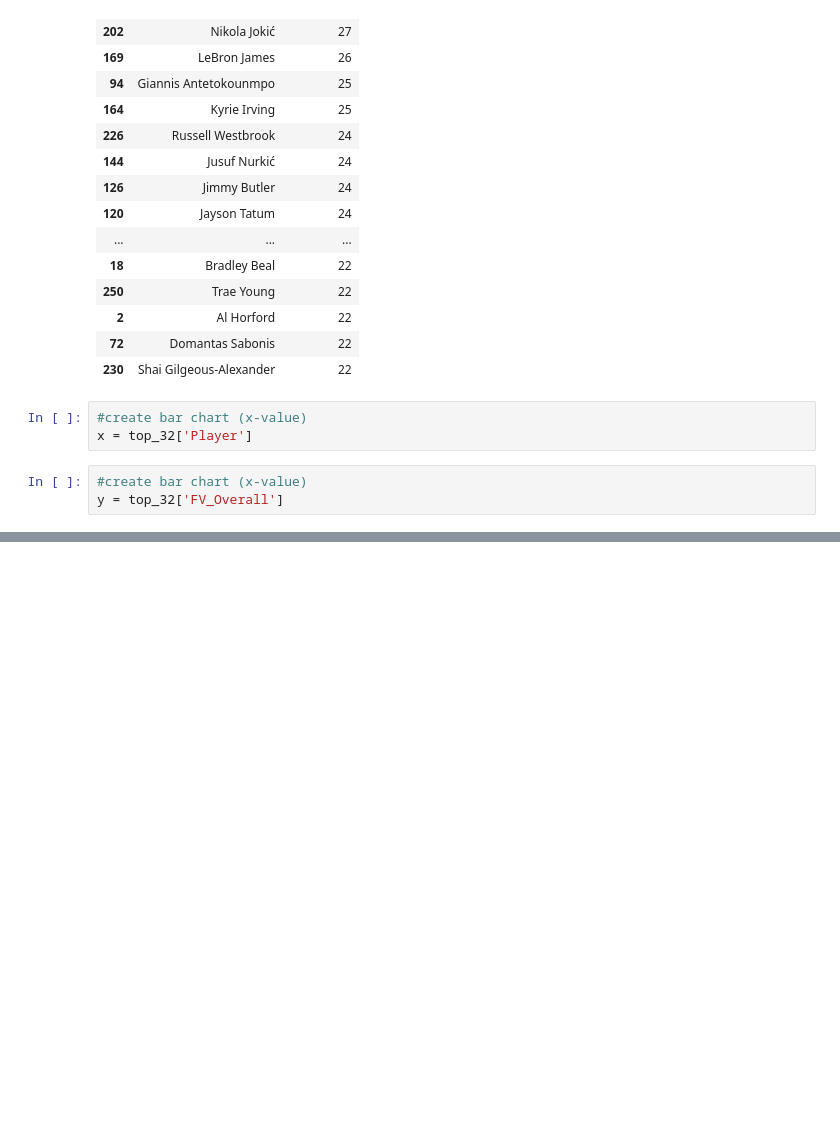
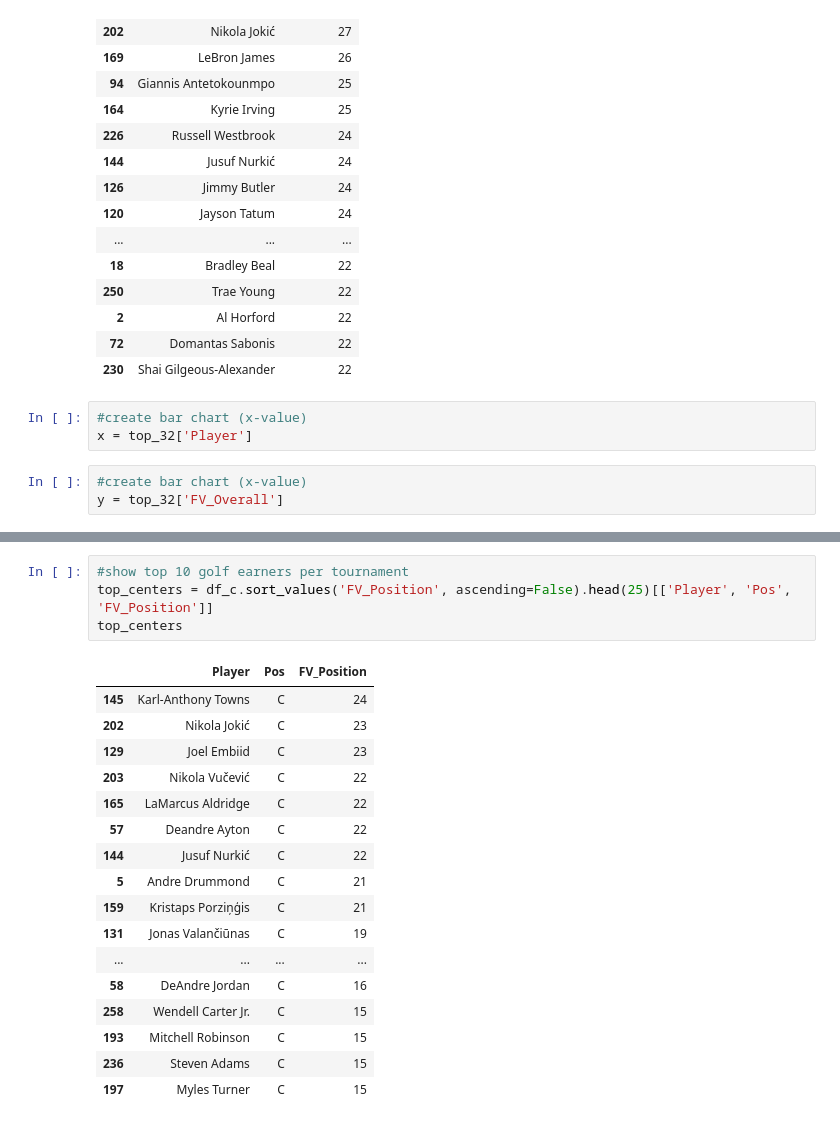
Before and after one commit to KenHoffman95/Fantasy-Basketball-Preseason-Analysis-2020, a Jupyter notebook: Data Cleaning, Feature Engineering and EDA Pt. 2.ipynb, the cells around one changed output, grey strips where cells are left out. Saved outputs shown, nothing was run; the diff lists cells and outputs as text; blank space fills up the shorter version.

```diff
--- a/Data Cleaning, Feature Engineering and EDA Pt. 2.ipynb
+++ b/Data Cleaning, Feature Engineering and EDA Pt. 2.ipynb
@@ -1036,0 +1053,22 @@ Text(0.5, 1.0, 'Fantasy Value Histogram')
+# %%
+#show top 10 golf earners per tournament
+top_centers = df_c.sort_values('FV_Position', ascending=False).head(25)[['Player', 'Pos', 'FV_Position']]
+top_centers
+# %% [output]
+|  | Player | Pos | FV_Position |
+| 145 | Karl-Anthony Towns | C | 24 |
+| 202 | Nikola Jokić | C | 23 |
+| 129 | Joel Embiid | C | 23 |
+| 203 | Nikola Vučević | C | 22 |
+| 165 | LaMarcus Aldridge | C | 22 |
+| 57 | Deandre Ayton | C | 22 |
+| 144 | Jusuf Nurkić | C | 22 |
+| 5 | Andre Drummond | C | 21 |
+| 159 | Kristaps Porziņģis | C | 21 |
+| 131 | Jonas Valančiūnas | C | 19 |
+| ... | ... | ... | ... |
+| 58 | DeAndre Jordan | C | 16 |
+| 258 | Wendell Carter Jr. | C | 15 |
+| 193 | Mitchell Robinson | C | 15 |
+| 236 | Steven Adams | C | 15 |
+| 197 | Myles Turner | C | 15 |
```
Also changed, not shown: parts of 7 cells of this notebook.
